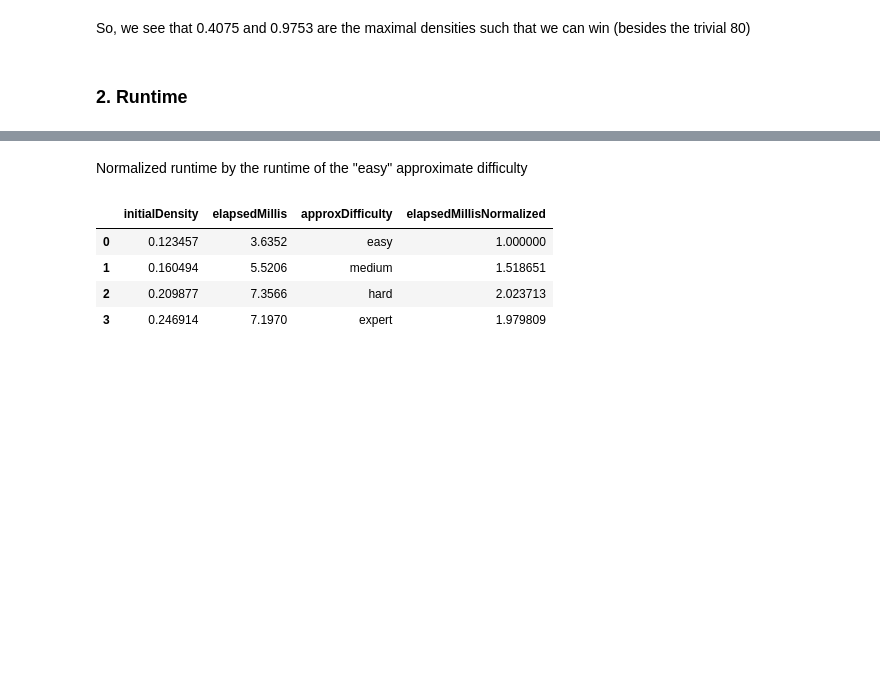
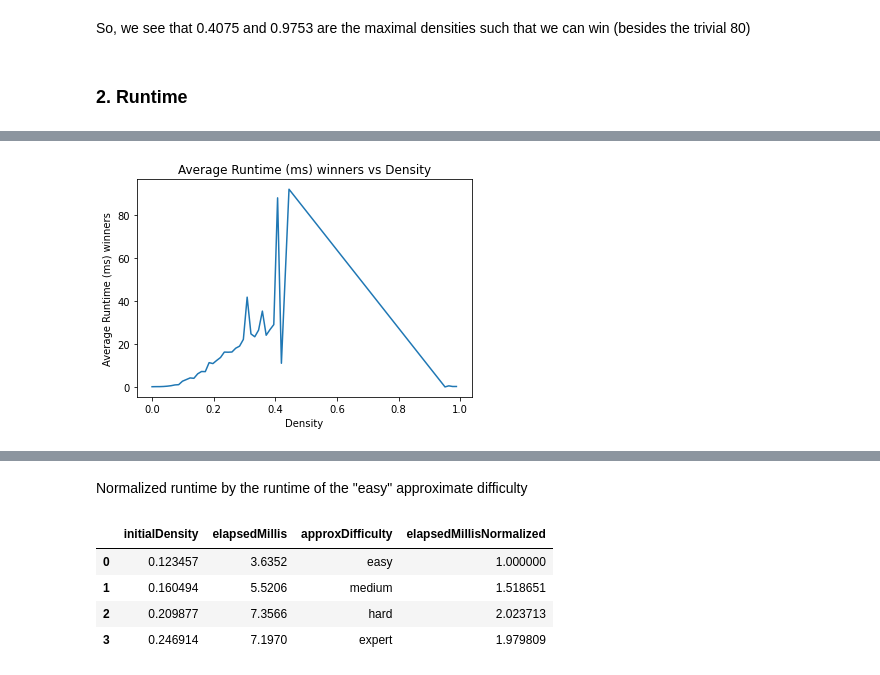
Before and after one commit to dsoman24/minesweeper, a Jupyter notebook: analysis/analysis.ipynb, the cells around one changed output, grey strips where cells are left out. Saved outputs shown, nothing was run; the diff lists cells and outputs as text; code cells hidden in the pictures; blank space fills up the shorter version.

```diff
--- a/analysis/analysis.ipynb
+++ b/analysis/analysis.ipynb
@@ -165 +163,5 @@ mean_runtime_df = df.groupby(["initialDensity"]).mean("elapsedMillis")["elapsedM
+# %%
+mean_runtime_df = df.groupby(["initialDensity"]).mean("elapsedMillis")["elapsedMillis"].reset_index()
+mean_runtime_df_winners = df[df["status"] == "WIN"].groupby(["initialDensity"]).mean("elapsedMillis")["elapsedMillis"].reset_index()
+mean_runtime_df_losers = df[df["status"] == "LOSE"].groupby(["initialDensity"]).mean("elapsedMillis")["elapsedMillis"].reset_index()
 # %%
@@ -168,0 +171,4 @@ plot_column_by_density(mean_runtime_df, "elapsedMillis", "Average Runtime (ms)")
+# %%
+plot_column_by_density(mean_runtime_df_winners, "elapsedMillis", "Average Runtime (ms) winners")
+# %% [output]
+[figure, added]
```
Also changed, not shown: parts of 3 cells of this notebook, 11 other files.
